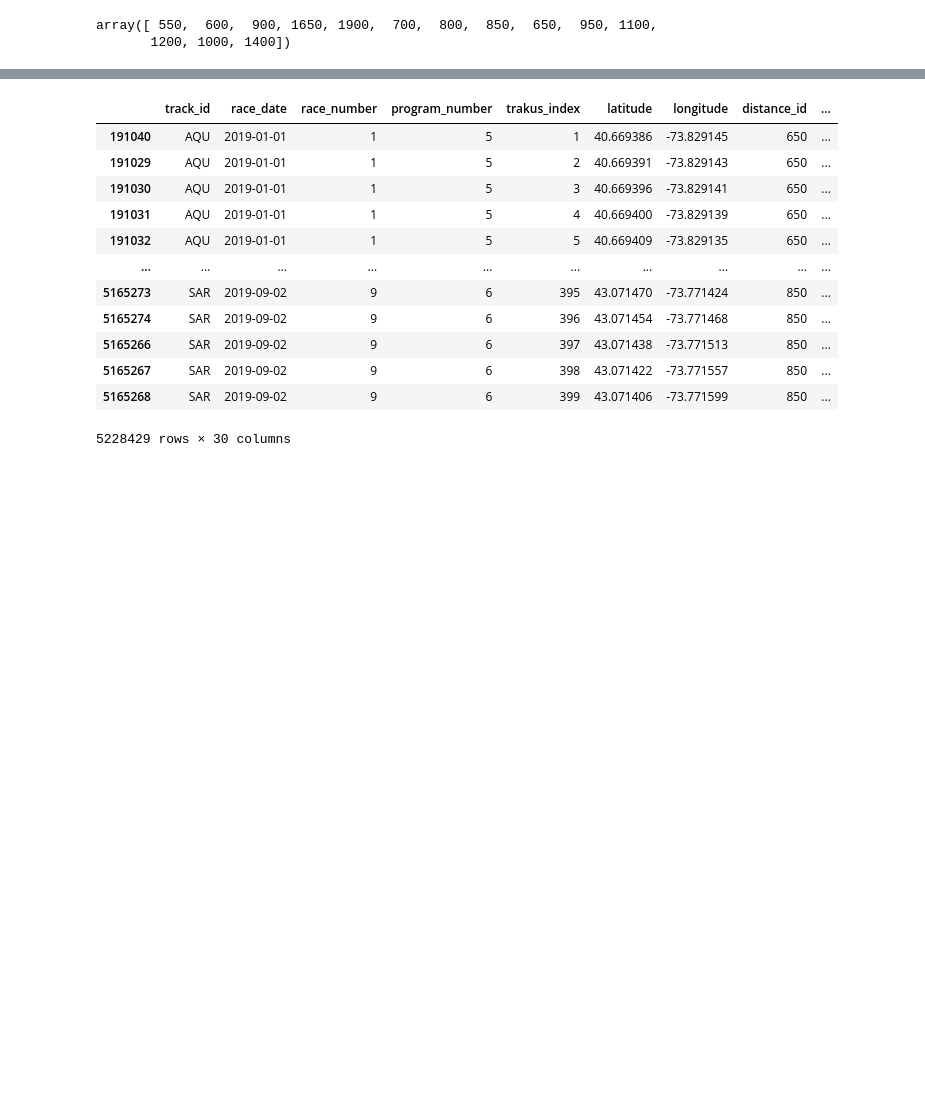
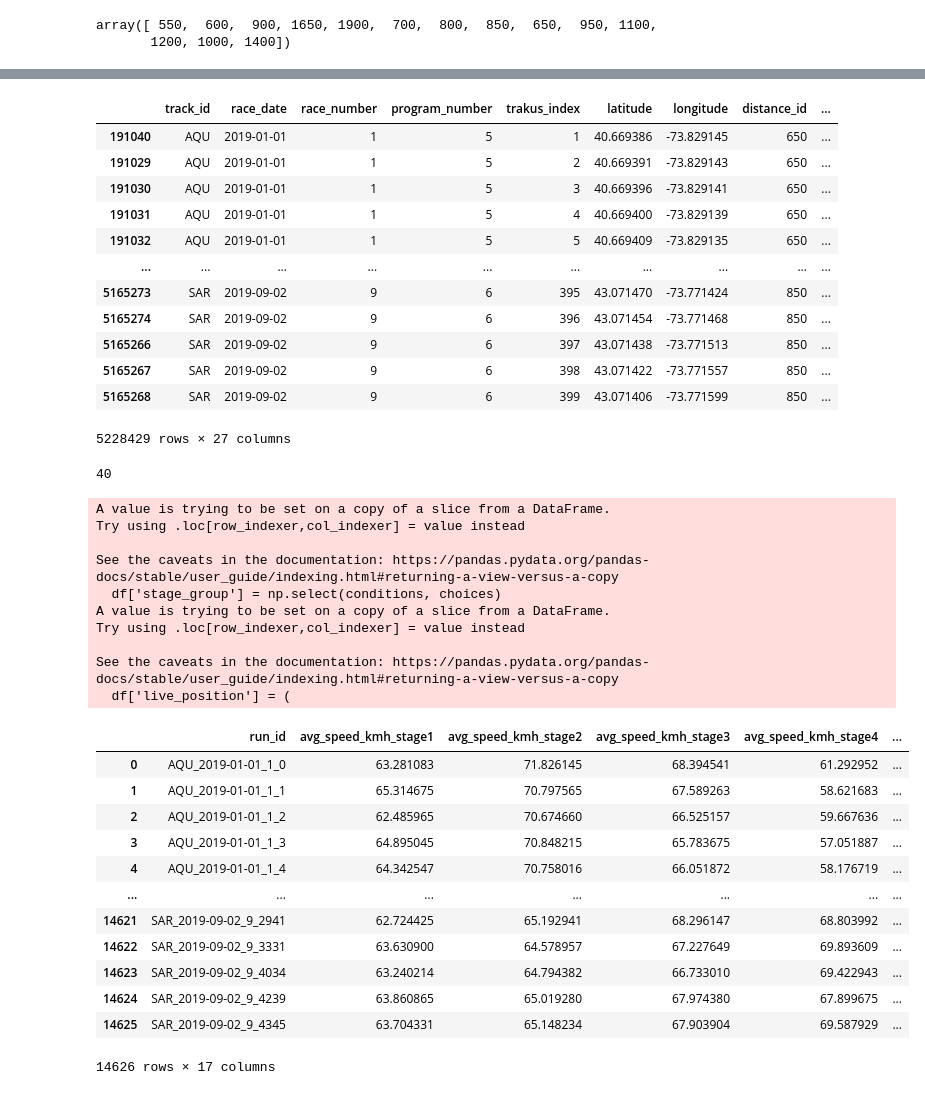
Before and after one commit to sajodajo/HorseRacing, a Jupyter notebook: notebooks/1_EDA_SJ.ipynb, the cells around one changed output, grey strips where cells are left out. Cells and saved outputs as stored; diff of their text form; code cells hidden in the pictures; blank space fills up the shorter version.

```diff
--- a/notebooks/1_EDA_SJ.ipynb
+++ b/notebooks/1_EDA_SJ.ipynb
@@ -252,7 +167,7 @@ df['speed_kmh'] = (df['distance_km'] / 0.25) * 3600
 df['row_index'] = df.groupby('run_id').cumcount()
 df['group_size'] = df.groupby('run_id')['row_index'].transform('max')
 df['pctComplete'] = round((df['row_index'] / df['group_size']),2)
-df.drop(columns=['seconds','parsed_time','prev_latitude', 'prev_longitude', 'prev_run_id', 'row_index','group_size'], inplace=True)
+df.drop(columns=['seconds','parsed_time','prev_latitude', 'prev_longitude', 'prev_run_id', 'row_index','group_size','purse'], inplace=True)
 # %%
 df
 # %% [output]
@@ -268,4 +183,4 @@ df
 | 5165266 | SAR | 2019-09-02 | 9 | 6 | 397 | 43.071438 | -73.771513 | 850 | ... |
 | 5165267 | SAR | 2019-09-02 | 9 | 6 | 398 | 43.071422 | -73.771557 | 850 | ... |
 | 5165268 | SAR | 2019-09-02 | 9 | 6 | 399 | 43.071406 | -73.771599 | 850 | ... |
-5228429 rows × 30 columns
+5228429 rows × 27 columns
@@ -271,0 +199,5 @@ df
+# %%
+df['track_distance'] = df['track_id'] + '_' + df['distance_id'].astype(str)
+df['track_distance'].nunique()
+# %% [output]
+40
@@ -271,0 +210,67 @@ df
+# %%
+# Step 1: Create stage_group based on pctComplete
+conditions = [
+    df['pctComplete'] < 0.25,
+    df['pctComplete'] <= 0.5,
+    df['pctComplete'] <= 0.75,
+    df['pctComplete'] > 0.75
+]
+choices = ['stage1', 'stage2', 'stage3', 'stage4']
+df['stage_group'] = np.select(conditions, choices)
+
+# Step 2: Compute live_position (position at each timestamp)
+df['live_position'] = (
+    df.groupby(['rid', 'trakus_index'])['pctComplete']
+    .rank(method='first', ascending=False)
+    .astype(int)
+)
+
+# Step 3: Aggregate both avg_speed and median_position per run_id + stage
+aggregated = df.groupby(['run_id', 'stage_group']).agg(
+    avg_speed_kmh=('speed_kmh', 'mean'),
+    median_position=('live_position', 'median')
+).reset_index()
+
+# Step 4: Pivot both metrics into wide format
+speed_pivot = aggregated.pivot(index='run_id', columns='stage_group', values='avg_speed_kmh')
+speed_pivot.columns = [f'avg_speed_kmh_{col}' for col in speed_pivot.columns]
+
+position_pivot = aggregated.pivot(index='run_id', columns='stage_group', values='median_position')
+position_pivot.columns = [f'median_position_{col}' for col in position_pivot.columns]
+
+# Step 5: Combine both sets of features
+feature_table = pd.concat([speed_pivot, position_pivot], axis=1).reset_index()
+
+# Step 6: Add race metadata
+race_info = df.drop_duplicates(subset='run_id')[
+    ['run_id', 'rid', 'track_id', 'distance_id', 'course_type', 'track_condition',
+     'race_type', 'win', 'position_at_finish']
+]
+
+aggDF = feature_table.merge(race_info, on='run_id', how='left')
+
+aggDF
+# %% [output]
+A value is trying to be set on a copy of a slice from a DataFrame.
+Try using .loc[row_indexer,col_indexer] = value instead
+
+See the caveats in the documentation: https://pandas.pydata.org/pandas-docs/stable/user_guide/indexing.html#returning-a-view-versus-a-copy
+  df['stage_group'] = np.select(conditions, choices)
+A value is trying to be set on a copy of a slice from a DataFrame.
+Try using .loc[row_indexer,col_indexer] = value instead
+
+See the caveats in the documentation: https://pandas.pydata.org/pandas-docs/stable/user_guide/indexing.html#returning-a-view-versus-a-copy
+  df['live_position'] = (
+|  | run_id | avg_speed_kmh_stage1 | avg_speed_kmh_stage2 | avg_speed_kmh_stage3 | avg_speed_kmh_stage4 | ... |
+| 0 | AQU_2019-01-01_1_0 | 63.281083 | 71.826145 | 68.394541 | 61.292952 | ... |
+| 1 | AQU_2019-01-01_1_1 | 65.314675 | 70.797565 | 67.589263 | 58.621683 | ... |
+| 2 | AQU_2019-01-01_1_2 | 62.485965 | 70.674660 | 66.525157 | 59.667636 | ... |
+| 3 | AQU_2019-01-01_1_3 | 64.895045 | 70.848215 | 65.783675 | 57.051887 | ... |
+| 4 | AQU_2019-01-01_1_4 | 64.342547 | 70.758016 | 66.051872 | 58.176719 | ... |
+| ... | ... | ... | ... | ... | ... | ... |
+| 14621 | SAR_2019-09-02_9_2941 | 62.724425 | 65.192941 | 68.296147 | 68.803992 | ... |
+| 14622 | SAR_2019-09-02_9_3331 | 63.630900 | 64.578957 | 67.227649 | 69.893609 | ... |
+| 14623 | SAR_2019-09-02_9_4034 | 63.240214 | 64.794382 | 66.733010 | 69.422943 | ... |
+| 14624 | SAR_2019-09-02_9_4239 | 63.860865 | 65.019280 | 67.974380 | 67.899675 | ... |
+| 14625 | SAR_2019-09-02_9_4345 | 63.704331 | 65.148234 | 67.903904 | 69.587929 | ... |
+14626 rows × 17 columns
```
Also changed, not shown: parts of 43 cells of this notebook, 5 other files.
